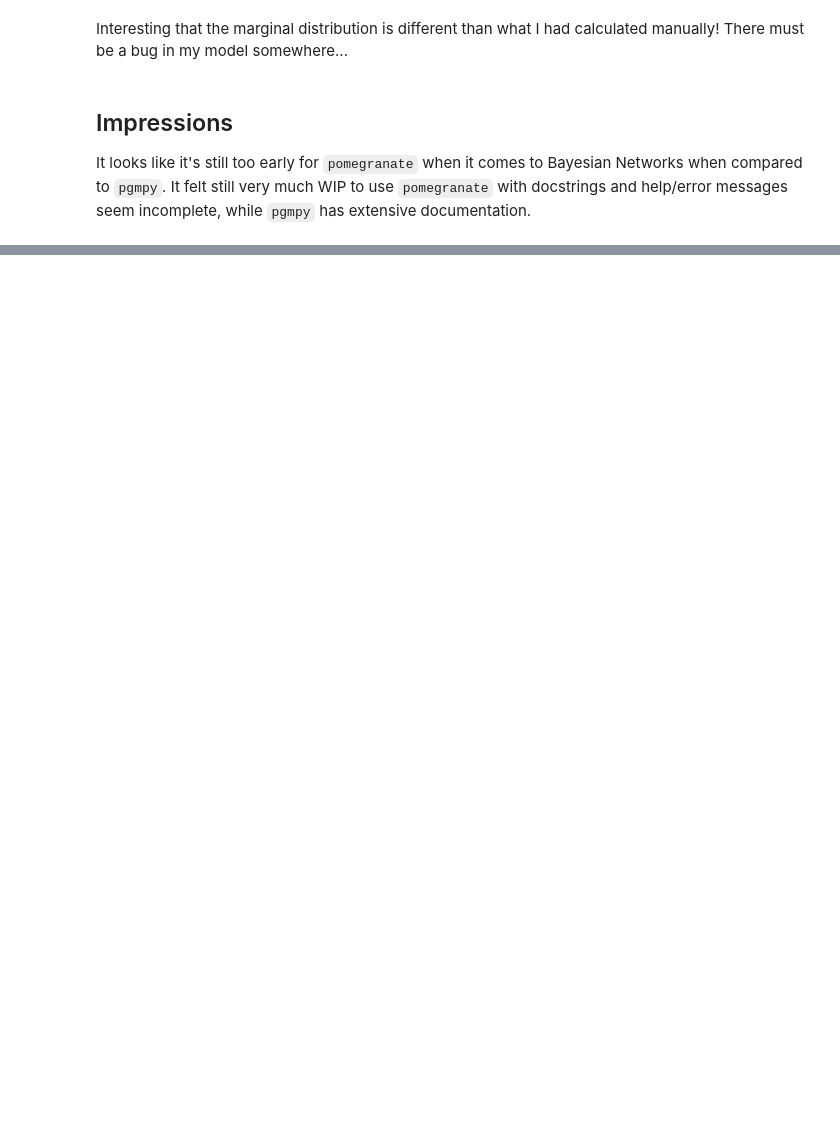
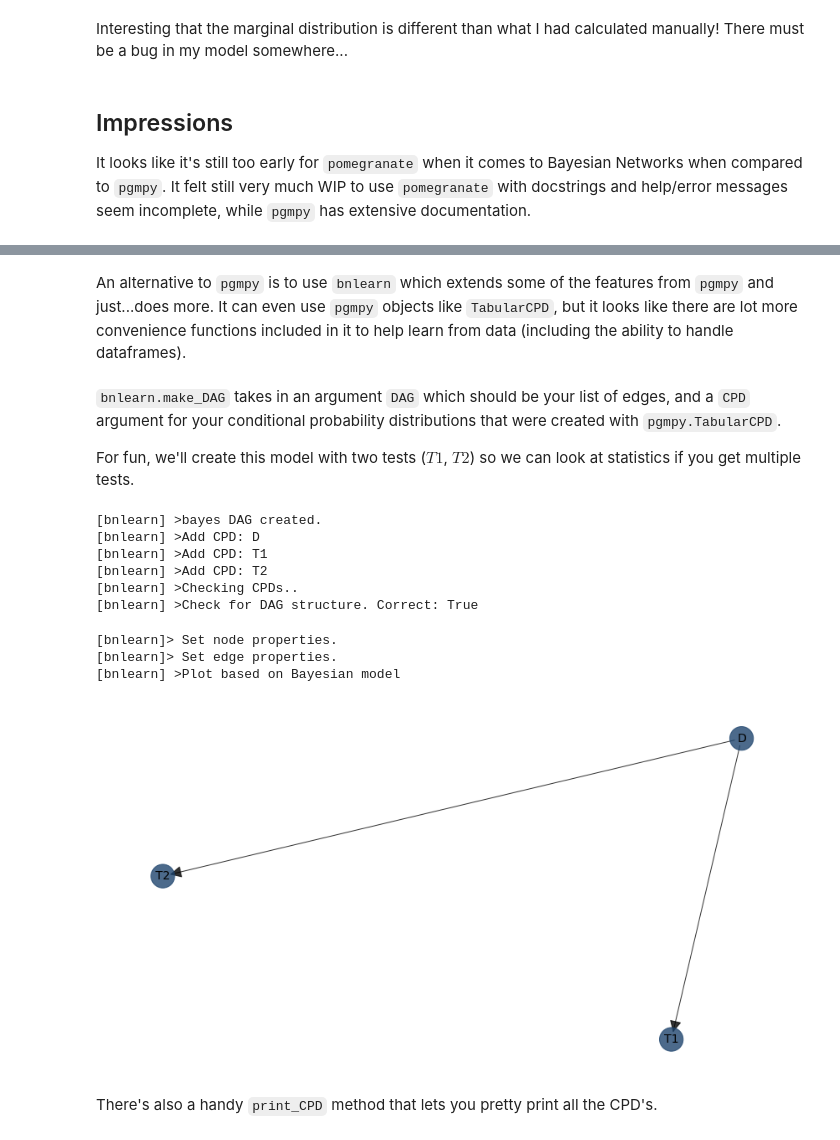
Before and after one commit to banditkings/random-python-examples, a Jupyter notebook: bayesian_networks/bayesian networks.ipynb, the cells around one changed output, grey strips where cells are left out. Cells and saved outputs as stored; diff of their text form; code cells hidden in the pictures; blank space fills up the shorter version.

Commit message:
added section on bnlearn

```diff
--- a/bayesian_networks/bayesian networks.ipynb
+++ b/bayesian_networks/bayesian networks.ipynb
@@ -411,0 +448,2 @@ It looks like it's still too early for `pomegranate` when it comes to Bayesian N
+# %% [markdown]
+An alternative to `pgmpy` is to use `bnlearn` which extends some of the features from `pgmpy` and just...does more. It can even use `pgmpy` objects like `TabularCPD`, but it looks like there are lot more convenience functions included in it to help learn from data (including the ability to handle dataframes).
@@ -411,0 +453,45 @@ It looks like it's still too early for `pomegranate` when it comes to Bayesian N
+# %% [markdown]
+`bnlearn.make_DAG` takes in an argument `DAG` which should be your list of edges, and a `CPD` argument for your conditional probability distributions that were created with `pgmpy.TabularCPD`.
+
+For fun, we'll create this model with two tests ($T1$, $T2$) so we can look at statistics if you get multiple tests.
+# %%
+# Define the network structure
+edges = [('D', 'T1'), ('D', 'T2')]
+
+d = TabularCPD(variable='D', variable_card=2, values=[[0.02], [0.98]],
+                  state_names={'D':['yes', 'no']})
+t1 = TabularCPD(variable='T1', variable_card=2,
+                  values=[[0.95, 0.1],
+                         [0.05, 0.9]],
+                  evidence=['D'],
+                  evidence_card=[2],
+                  state_names={'D':['yes', 'no'],
+                              'T1':['positive', 'negative']})
+t2 = TabularCPD(variable='T2', variable_card=2,
+                  values=[[0.95, 0.1],
+                         [0.05, 0.9]],
+                  evidence=['D'],
+                  evidence_card=[2],
+                  state_names={'D':['yes', 'no'],
+                              'T2':['positive', 'negative']})
+
+# Make the actual Bayesian DAG with the previously defined CPD's
+model = bn.make_DAG(DAG=edges, CPD=[d, t1, t2])
+# %% [output]
+[bnlearn] >bayes DAG created.
+[bnlearn] >Add CPD: D
+[bnlearn] >Add CPD: T1
+[bnlearn] >Add CPD: T2
+[bnlearn] >Checking CPDs..
+[bnlearn] >Check for DAG structure. Correct: True
+# %%
+# Set interactive=False for web publishing
+# If you have `pyviz` installed you can get an interactive graph!
+bn.plot(model, title='Disease Test', interactive=False);
+# %% [output]
+[bnlearn]> Set node properties.
+[bnlearn]> Set edge properties.
+[bnlearn] >Plot based on Bayesian model
+[figure, added]
+# %% [markdown]
+There's also a handy `print_CPD` method that lets you pretty print all the CPD's.
```
Also changed, not shown: parts of 37 cells of this notebook, 2 other files.
